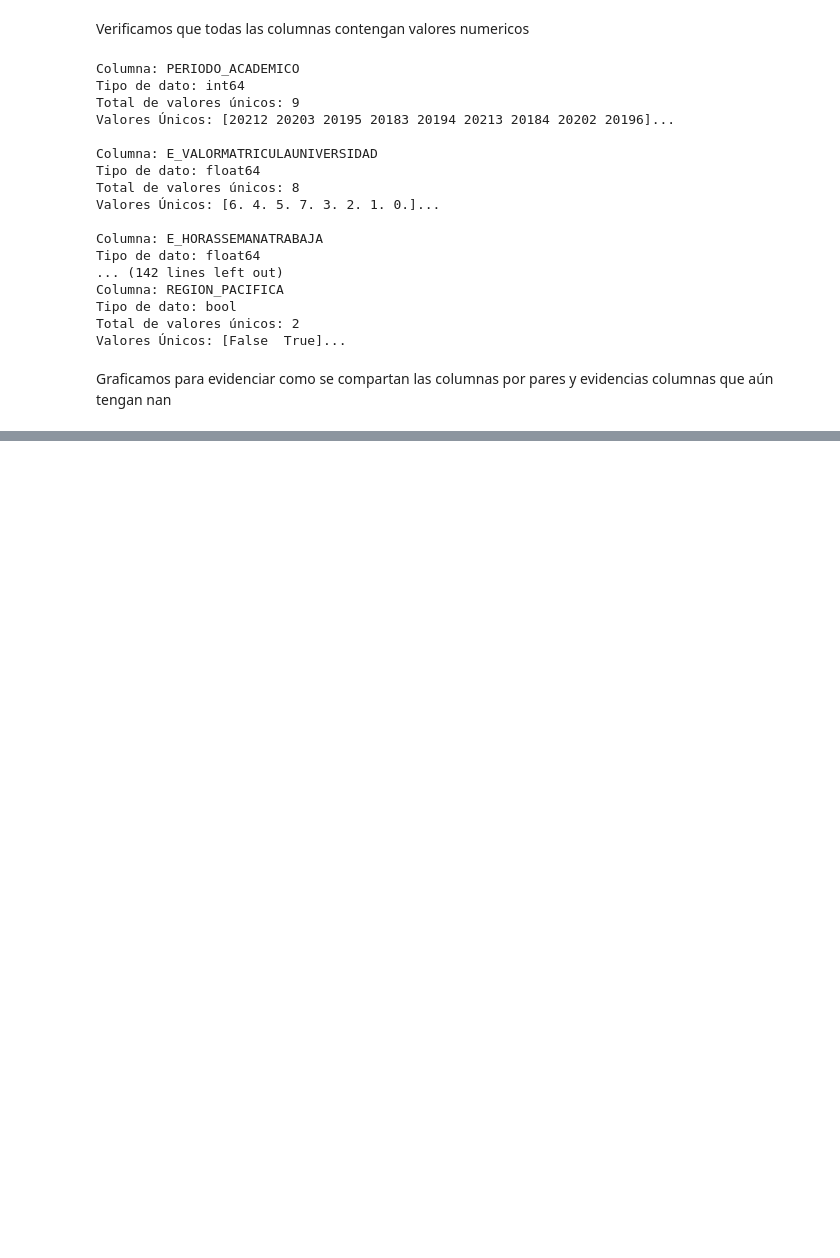
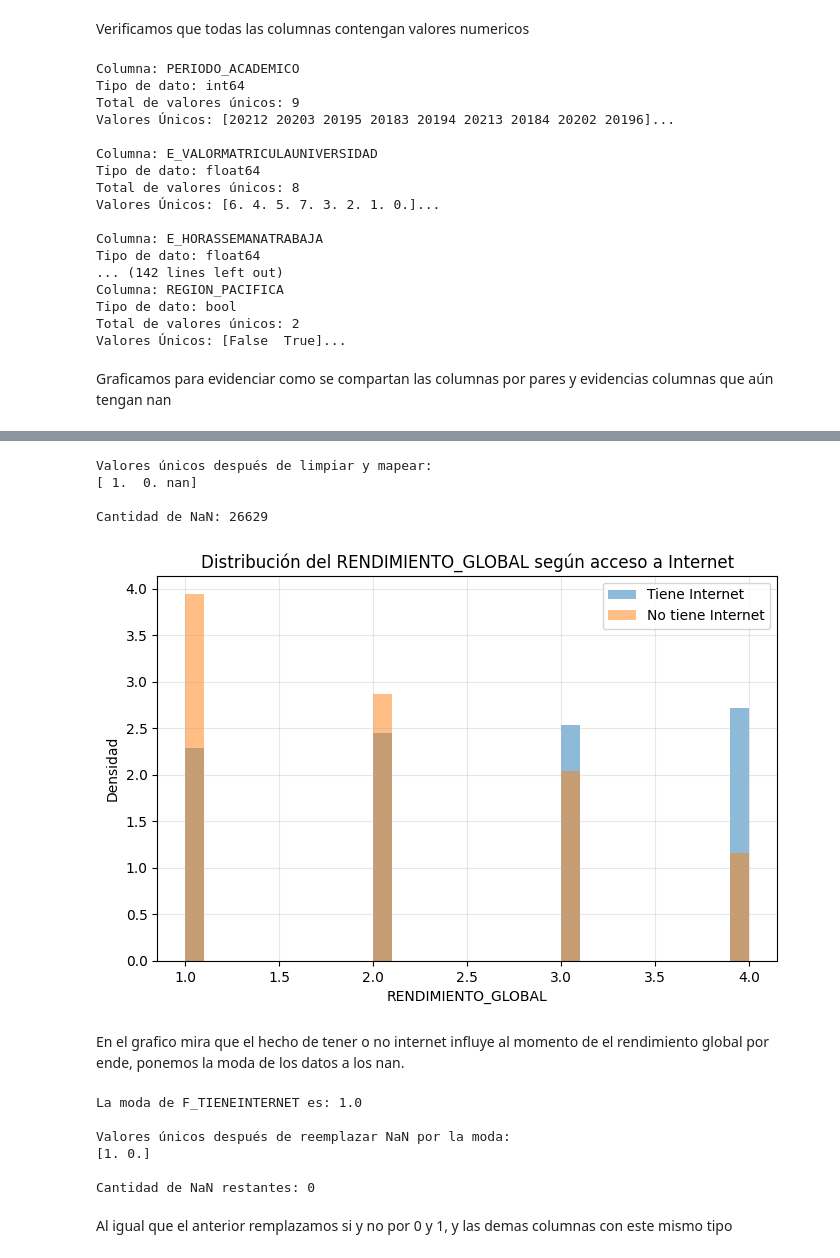
Before and after one commit to CarlosArteagaM/Proyecto-IA_2025-2, a Jupyter notebook: 02_preprocesado.ipynb, the cells around one changed output, grey strips where cells are left out. Drawn from its saved outputs; the diff is of its cells as text; code cells hidden in the pictures; blank space fills up the shorter version.

```diff
--- a/02_preprocesado.ipynb
+++ b/02_preprocesado.ipynb
@@ -551,3 +571,11 @@ Total de valores únicos: 2
 Valores Únicos: [False  True]...
 # %% [markdown]
 Graficamos para evidenciar como se compartan las columnas por pares y evidencias columnas que aún tengan nan
+# %%
+bool_cols = d7.select_dtypes(include=['bool']).columns
+print("Columnas booleanas encontradas:", list(bool_cols))
+
+d7[bool_cols] = d7[bool_cols].astype(int)
+
+print("\nVerificación de conversión:")
+print(d7[bool_cols].head())
@@ -553,0 +600,57 @@ Graficamos para evidenciar como se compartan las columnas por pares y evidencias
+# %%
+d8 = d7.copy()
+mapping_internet = {
+    'si': 1,
+    'no': 0
+}
+
+d8 = clean_text_column(d8, 'F_TIENEINTERNET')
+d8 = replace_category_for_numbers(d8, 'F_TIENEINTERNET', mapping_internet)
+
+print("Valores únicos después de limpiar y mapear:")
+print(d8['F_TIENEINTERNET'].unique())
+
+print("\nCantidad de NaN:", d8['F_TIENEINTERNET'].isna().sum())
+# %% [output]
+Valores únicos después de limpiar y mapear:
+[ 1.  0. nan]
+
+Cantidad de NaN: 26629
+# %%
+import matplotlib.pyplot as plt
+
+d8['RENDIMIENTO_GLOBAL'] = pd.to_numeric(d8['RENDIMIENTO_GLOBAL'], errors='coerce')
+
+plt.figure(figsize=(8,5))
+for value, label in zip([1, 0], ['Tiene Internet', 'No tiene Internet']):
+    subset = d8[d8['F_TIENEINTERNET'] == value]['RENDIMIENTO_GLOBAL'].dropna()
+    plt.hist(subset, bins=30, density=True, alpha=0.5, label=label)
+
+plt.title('Distribución del RENDIMIENTO_GLOBAL según acceso a Internet')
+plt.xlabel('RENDIMIENTO_GLOBAL')
+plt.ylabel('Densidad')
+plt.legend()
+plt.grid(True, alpha=0.3)
+plt.show()
+# %% [output]
+[figure, added]
+# %% [markdown]
+En el grafico mira que el hecho de tener o no internet influye al momento de el rendimiento global por ende, ponemos la moda de los datos a los nan.
+# %%
+moda_internet = d8['F_TIENEINTERNET'].mode(dropna=True)[0]
+print("La moda de F_TIENEINTERNET es:", moda_internet)
+
+d8['F_TIENEINTERNET'] = d8['F_TIENEINTERNET'].fillna(moda_internet)
+
+print("\nValores únicos después de reemplazar NaN por la moda:")
+print(d8['F_TIENEINTERNET'].unique())
+print("\nCantidad de NaN restantes:", d8['F_TIENEINTERNET'].isna().sum())
+# %% [output]
+La moda de F_TIENEINTERNET es: 1.0
+
+Valores únicos después de reemplazar NaN por la moda:
+[1. 0.]
+
+Cantidad de NaN restantes: 0
+# %% [markdown]
+Al igual que el anterior remplazamos si y no por 0 y 1, y las demas columnas con este mismo tipo
```
Also changed, not shown: parts of 15 cells of this notebook.
